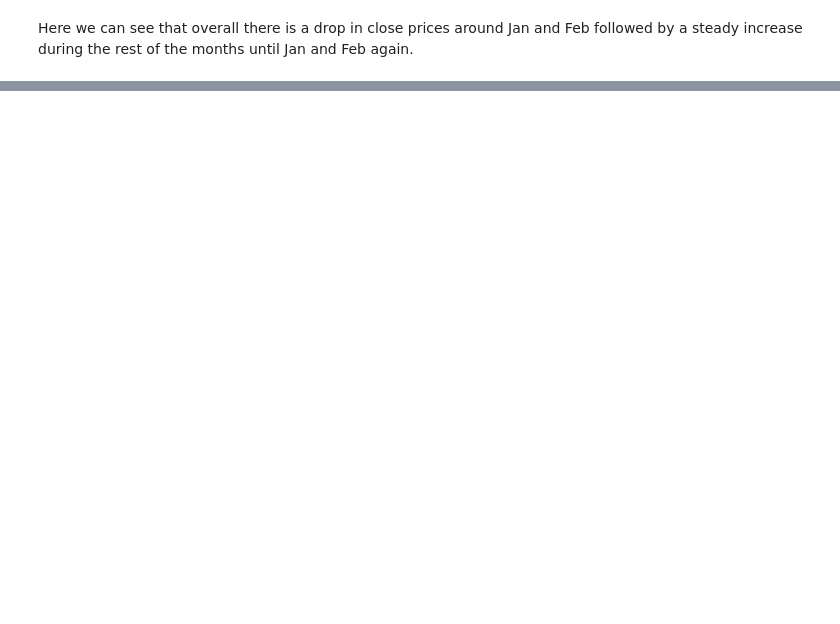
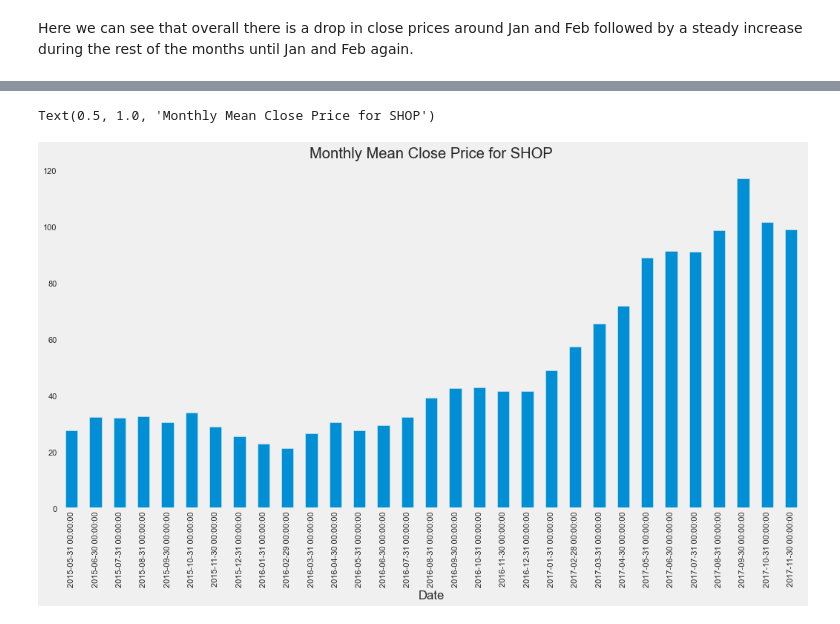
Before and after one commit to ubco-W2021T1-data301/project-group21-project, a Jupyter notebook: notebooks/analysis3.ipynb, the cells around one changed output, grey strips where cells are left out. Saved outputs shown, nothing was run; the diff lists cells and outputs as text; code cells hidden in the pictures; blank space fills up the shorter version.

```diff
--- a/notebooks/analysis3.ipynb
+++ b/notebooks/analysis3.ipynb
@@ -178,0 +186,3 @@ Here we can see that overall there is a drop in close prices around Jan and Feb
+# %%
+SHOP = pd.read_csv("../data/raw/archive/Stocks/shop.us.txt", sep=",", header=0, names=["Date", "Open", "High", "Low", "Close", "Volume", "OpenInt"])
+SHOP.head()
@@ -178,0 +196,5 @@ Here we can see that overall there is a drop in close prices around Jan and Feb
+# %%
+SHOP['Date'] = SHOP['Date'].apply(pd.to_datetime)
+SHOP.set_index('Date', inplace = True)
+SHOP.drop(columns=['OpenInt'], inplace=True)
+SHOP.reset_index().head()
@@ -178,0 +208,6 @@ Here we can see that overall there is a drop in close prices around Jan and Feb
+# %%
+SHOP['Close'].resample('M').mean().plot(kind='bar',grid=False, figsize = (16,8))
+plt.title('Monthly Mean Close Price for SHOP')
+# %% [output]
+Text(0.5, 1.0, 'Monthly Mean Close Price for SHOP')
+[figure, added]
```
Also changed, not shown: parts of 16 cells of this notebook, 3 other files.
